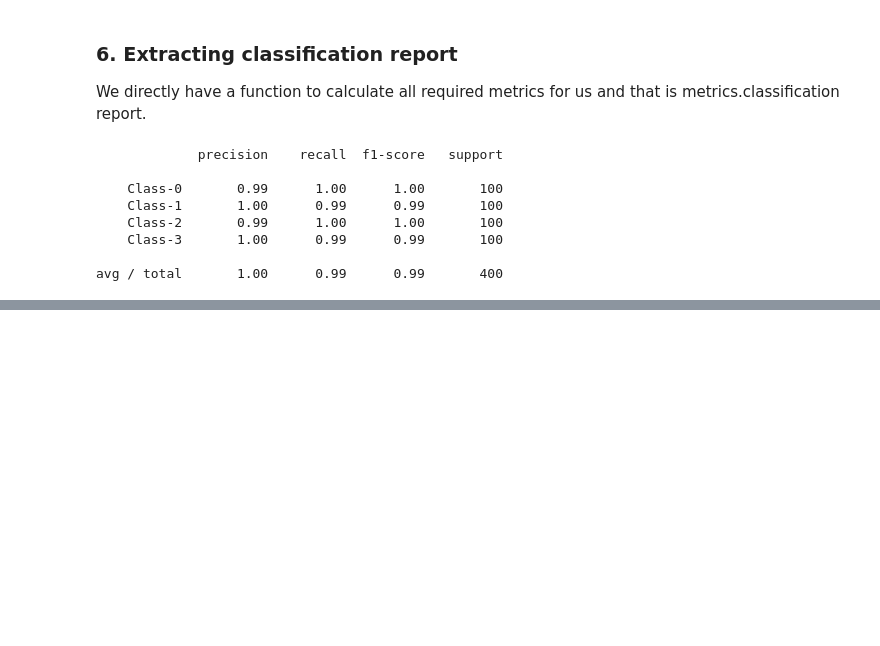
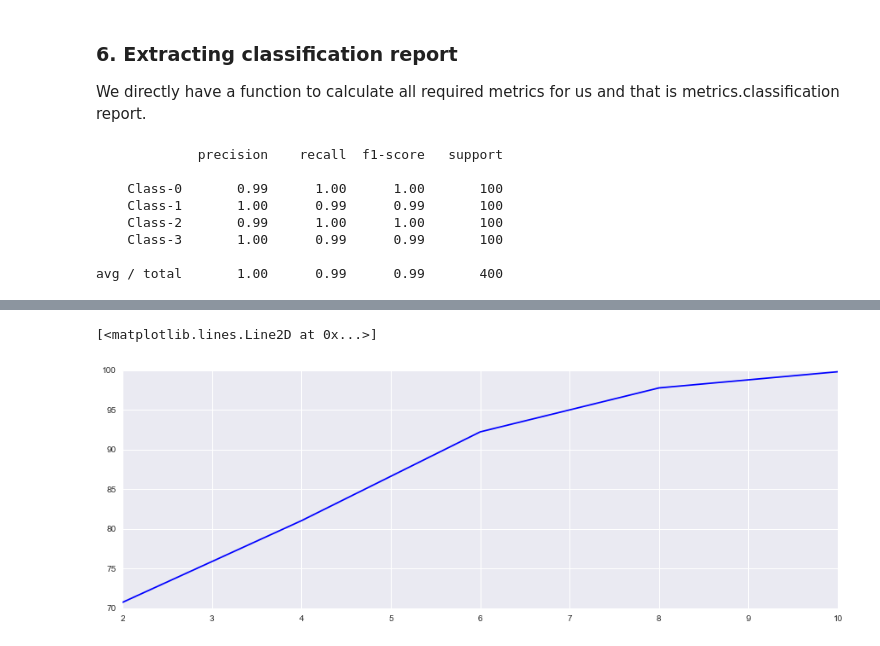
Before and after one commit to phanikiran99/PyML_Cookbook, a Jupyter notebook: Chapter02/Constructing a Classifier.ipynb, the cells around one changed output, grey strips where cells are left out. Drawn from its saved outputs; the diff is of its cells as text; code cells hidden in the pictures; blank space fills up the shorter version.

```diff
--- a/Chapter02/Constructing a Classifier.ipynb
+++ b/Chapter02/Constructing a Classifier.ipynb
@@ -297,0 +403,8 @@ avg / total       1.00      0.99      0.99       400
+# %%
+# Let's do the same for the max_depth parameter:
+classifier = RandomForestClassifier(n_estimators=160, random_state=7)
+parameter_grid = np.linspace(2, 10, 5).astype(int)
+train_scores, valid_scores = validation_curve(classifier, X, y,
+        "max_depth", parameter_grid, cv=5)
+print "\nParam: max_depth\nTraining scores:\n", train_scores
+print "\nParam: max_depth\nValidation scores:\n", validation_scores
@@ -297,0 +430,6 @@ avg / total       1.00      0.99      0.99       400
+# %%
+plt.figure(figsize=(15,5))
+plt.plot(parameter_grid, np.average(train_scores, axis=1)* 100, color='blue')
+# %% [output]
+[<matplotlib.lines.Line2D at 0x...>]
+[figure, added]
```
Also changed, not shown: parts of 28 cells of this notebook, 1 other file.
